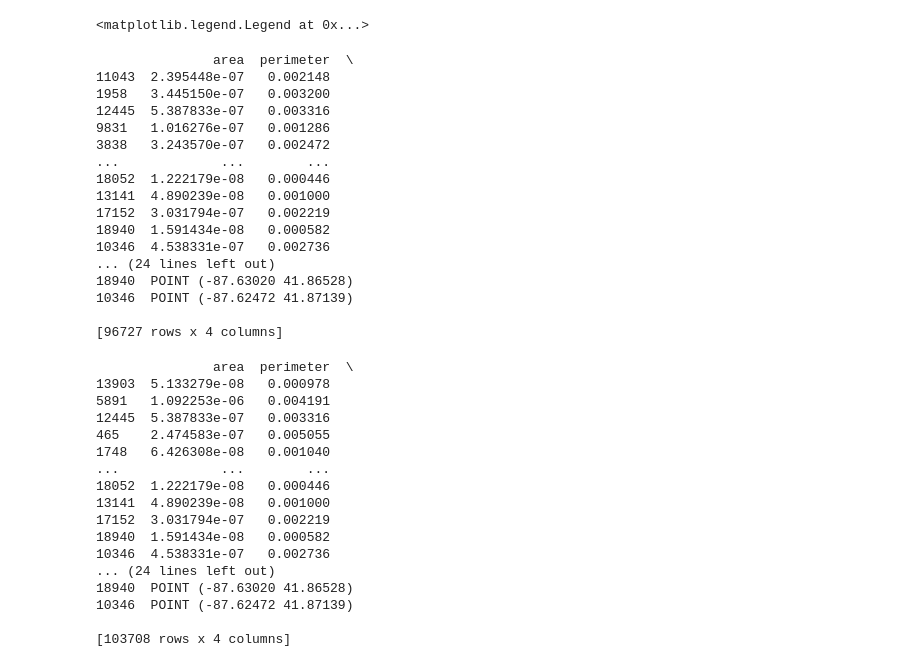
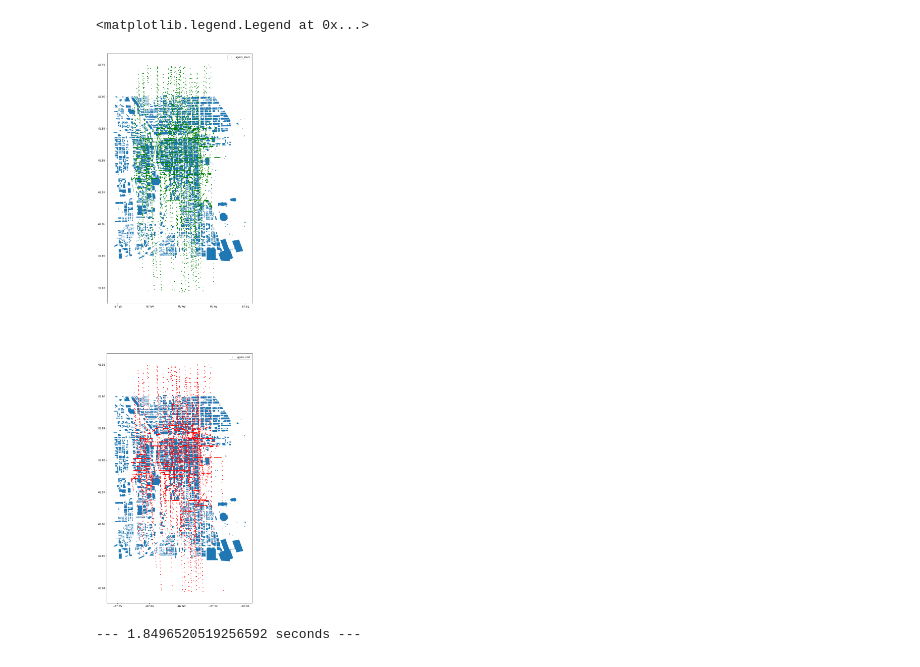
Before and after one commit to gajaha/smc-cuda-intersect, a Jupyter notebook: scripts/q1_optim.ipynb, the cells around one changed output. Drawn from its saved outputs; the diff is of its cells as text; code cells hidden in the pictures.

```diff
--- a/scripts/q1_optim.ipynb
+++ b/scripts/q1_optim.ipynb
@@ -55,12 +72,22 @@ NameError: name 'sim_start' is not defined
 # %%
 def building_prep(building_map:str):
     """
-    Reads building geojson and prepares data for calculating nearest distance metrics.
+    Reads building geojson and prepares building data for calculating nearest distance metrics.
     """
     building_map = gpd.read_file(building_map)
     building_map = building_map.assign(centroid=building_map.centroid)
+    building_map.crs="EPSG:4326"
+    building_map = building_map.to_crs(epsg=26916)
+    building_map["footprint_area"] = building_map.geometry.area
+    ##Calculate relative area to obtain weighted distance measures
+#     building_map["relative_area"] = (building_map.footprint_area)/(building_map.footprint_area.sum())
+    building_map = building_map.to_crs(epsg=4326)
 
     return building_map
 # %%
 ##Reads a building mask
 building_map = building_prep(building_map= "/Users/vsundar/Documents/personal/smc/smc-cuda-intersect/data/building_data/Building_Footprints/ChicagoLoop_attr.geojson")
+building_map_proc = building_map.drop_duplicates(subset='centroid', keep="last")
+building_map_proc=building_map_proc.reset_index(drop=True)
+building_map_proc['building_id'] = building_map_proc.index
+building_map_proc.dtypes
@@ -89,15 +124,16 @@ sim_start_clip
 # %%
-%matplotlib notebook
-
+%matplotlib inline
 import matplotlib.pyplot as plt
-fig,ax = plt.subplots(figsize=(10,9))
+fig,(ax1, ax2)= plt.subplots(2,figsize=(40,40))
 # Plot buildings and start and
-building_map.plot(ax=ax)
-sim_start_clip.plot(ax=ax, marker='o', color='black', markersize=2,label='agent_start')
-sim_end_clip.plot(ax=ax, marker='o', color='red', markersize=2,label='agent_end')
+building_map_proc.plot(ax=ax1)
+building_map_proc.plot(ax=ax2)
+sim_start_clip.plot(ax=ax1, marker='o', color='Green', markersize=2,label='agent_start')
+sim_end_clip.plot(ax=ax2, marker='o', color='red', markersize=2,label='agent_end')
 minx, miny, maxx, maxy = building_map.geometry.total_bounds
 # # Margin around total bounds
-ax.set_xlim(minx - 0.001, maxx + 0.001)
-ax.set_ylim(miny - 0.001, maxy + 0.001)
-ax.legend(loc='best')
+ax.set_xlim(minx - 0.003, maxx + 0.003)
+ax.set_ylim(miny - 0.003, maxy + 0.003)
+ax1.legend(loc='best')
+ax2.legend(loc='best')
 # %% [output]
@@ -106,4 +140,5 @@ ax.legend(loc='best')
 <matplotlib.legend.Legend at 0x...>
+[figure, added]
 # %%
 from sklearn.neighbors import BallTree
 import numpy as np
@@ -161,43 +195,10 @@ def nearest_neighbor(left_gdf, right_gdf, return_dist=False):
         closest_points['distance'] = dist * earth_radius
 
     return closest_points
-# %%
-closest_buildings_start = nearest_neighbor(sim_start_clip, building_map, return_dist=True)
-# %% [output]
-               area  perimeter  \
-11043  2.395448e-07   0.002148
-1958   3.445150e-07   0.003200
-12445  5.387833e-07   0.003316
-9831   1.016276e-07   0.001286
-3838   3.243570e-07   0.002472
-...             ...        ...
-18052  1.222179e-08   0.000446
-13141  4.890239e-08   0.001000
-17152  3.031794e-07   0.002219
-18940  1.591434e-08   0.000582
-10346  4.538331e-07   0.002736
-... (24 lines left out)
-18940  POINT (-87.63020 41.86528)
-10346  POINT (-87.62472 41.87139)
-
-[96727 rows x 4 columns]
-# %%
-closest_buildings_end = nearest_neighbor(sim_end_clip, building_map, return_dist=True)
-# %% [output]
-               area  perimeter  \
-13903  5.133279e-08   0.000978
-5891   1.092253e-06   0.004191
-12445  5.387833e-07   0.003316
-465    2.474583e-07   0.005055
-1748   6.426308e-08   0.001040
-...             ...        ...
-18052  1.222179e-08   0.000446
-13141  4.890239e-08   0.001000
-17152  3.031794e-07   0.002219
-18940  1.591434e-08   0.000582
-10346  4.538331e-07   0.002736
-... (24 lines left out)
-18940  POINT (-87.63020 41.86528)
-10346  POINT (-87.62472 41.87139)
-
-[103708 rows x 4 columns]
+# %%
+import time
+start_time = time.time()
+closest_buildings_start = nearest_neighbor(sim_start_clip, building_map_proc, return_dist=True)
+print("--- %s seconds ---" % (time.time() - start_time))
+# %% [output]
+--- 1.8496520519256592 seconds ---
```
Also changed, not shown: parts of 15 cells of this notebook, 10 other files.
